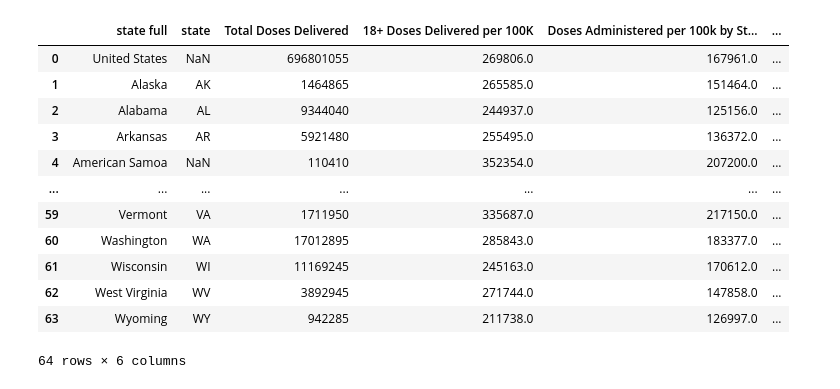
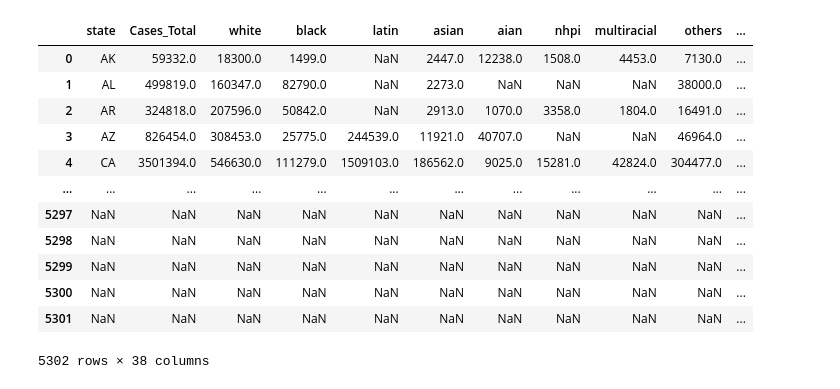
Before and after one commit to antirose/CovidInfectionAnalysis, a Jupyter notebook: machine learning model/ETL/covidanalysis.ipynb, the cells around one changed output. Cells and saved outputs as stored; diff of their text form; code cells hidden in the pictures.

```diff
--- a/machine learning model/ETL/covidanalysis.ipynb
+++ b/machine learning model/ETL/covidanalysis.ipynb
@@ -50,18 +37,17 @@ covid_usanewcolumn= ["state full", "state", "Total Doses Delivered", "18+ Doses
 # %%
-covid_usa_df = covid_usa_df[covid_usanewcolumn]
-covid_usa_df
+race_ethnicity_df
 # %% [output]
-|  | state full | state | Total Doses Delivered | 18+ Doses Delivered per 100K | Doses Administered per 100k by St... | ... |
-| 0 | United States | NaN | 696801055 | 269806.0 | 167961.0 | ... |
-| 1 | Alaska | AK | 1464865 | 265585.0 | 151464.0 | ... |
-| 2 | Alabama | AL | 9344040 | 244937.0 | 125156.0 | ... |
-| 3 | Arkansas | AR | 5921480 | 255495.0 | 136372.0 | ... |
-| 4 | American Samoa | NaN | 110410 | 352354.0 | 207200.0 | ... |
-| ... | ... | ... | ... | ... | ... | ... |
-| 59 | Vermont | VA | 1711950 | 335687.0 | 217150.0 | ... |
-| 60 | Washington | WA | 17012895 | 285843.0 | 183377.0 | ... |
-| 61 | Wisconsin | WI | 11169245 | 245163.0 | 170612.0 | ... |
-| 62 | West Virginia | WV | 3892945 | 271744.0 | 147858.0 | ... |
-| 63 | Wyoming | WY | 942285 | 211738.0 | 126997.0 | ... |
+|  | state | Cases_Total | white | black | latin | asian | aian | nhpi | multiracial | others | ... |
+| 0 | AK | 59332.0 | 18300.0 | 1499.0 | NaN | 2447.0 | 12238.0 | 1508.0 | 4453.0 | 7130.0 | ... |
+| 1 | AL | 499819.0 | 160347.0 | 82790.0 | NaN | 2273.0 | NaN | NaN | NaN | 38000.0 | ... |
+| 2 | AR | 324818.0 | 207596.0 | 50842.0 | NaN | 2913.0 | 1070.0 | 3358.0 | 1804.0 | 16491.0 | ... |
+| 3 | AZ | 826454.0 | 308453.0 | 25775.0 | 244539.0 | 11921.0 | 40707.0 | NaN | NaN | 46964.0 | ... |
+| 4 | CA | 3501394.0 | 546630.0 | 111279.0 | 1509103.0 | 186562.0 | 9025.0 | 15281.0 | 42824.0 | 304477.0 | ... |
+| ... | ... | ... | ... | ... | ... | ... | ... | ... | ... | ... | ... |
+| 5297 | NaN | NaN | NaN | NaN | NaN | NaN | NaN | NaN | NaN | NaN | ... |
+| 5298 | NaN | NaN | NaN | NaN | NaN | NaN | NaN | NaN | NaN | NaN | ... |
+| 5299 | NaN | NaN | NaN | NaN | NaN | NaN | NaN | NaN | NaN | NaN | ... |
+| 5300 | NaN | NaN | NaN | NaN | NaN | NaN | NaN | NaN | NaN | NaN | ... |
+| 5301 | NaN | NaN | NaN | NaN | NaN | NaN | NaN | NaN | NaN | NaN | ... |
-64 rows × 6 columns
+5302 rows × 38 columns
 # %%
```
Also changed, not shown: parts of 37 cells of this notebook, 7 other files.
